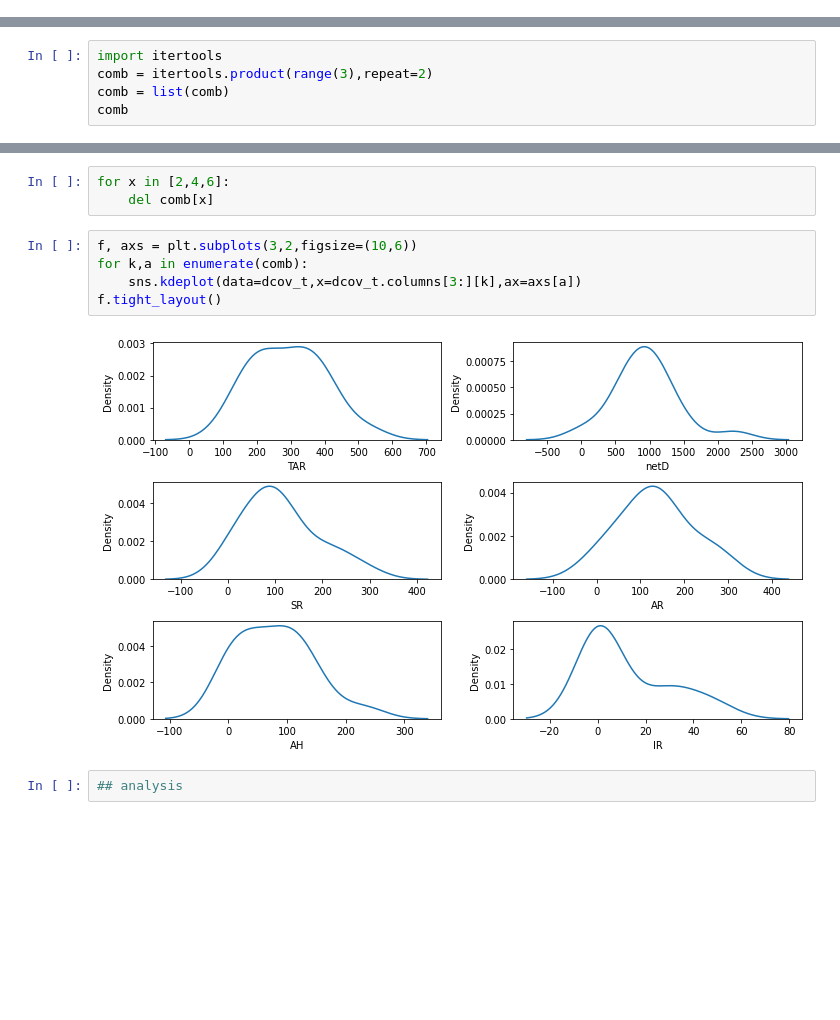
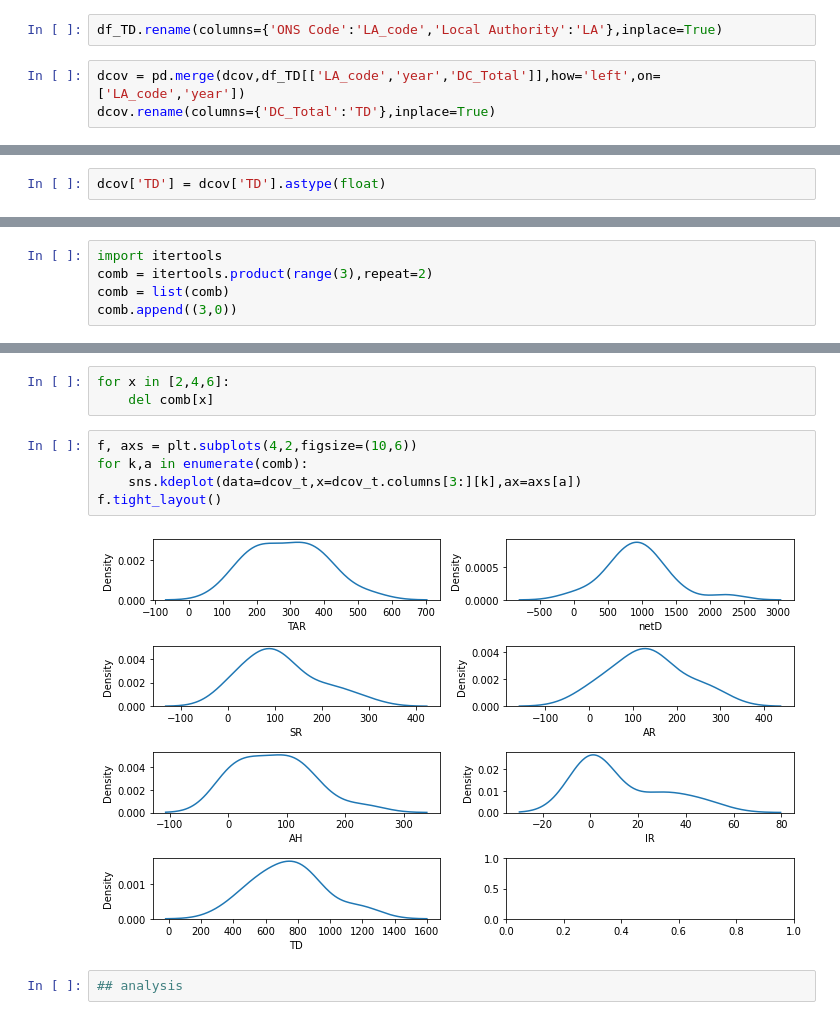
Before and after one commit to potato-bit/RA, a Jupyter notebook: cleaned datasets/analysis_h6.ipynb, the cells around one changed output, grey strips where cells are left out. Saved outputs shown, nothing was run; the diff lists cells and outputs as text; blank space fills up the shorter version.

```diff
--- a/cleaned datasets/analysis_h6.ipynb
+++ b/cleaned datasets/analysis_h6.ipynb
@@ -93,6 +88,11 @@ dcov.rename(columns={'DC':'AH'},inplace=True)
 # %%
 dcov = pd.merge(dcov,df_IR[['LA_code','year','DC']],how='left',on=['LA_code','year'])
 dcov.rename(columns={'DC':'IR'},inplace=True)
+# %%
+df_TD.rename(columns={'ONS Code':'LA_code','Local Authority':'LA'},inplace=True)
+# %%
+dcov = pd.merge(dcov,df_TD[['LA_code','year','DC_Total']],how='left',on=['LA_code','year'])
+dcov.rename(columns={'DC_Total':'TD'},inplace=True)
 # %%
 dcov
 # %% [output]
@@ -129,6 +129,8 @@ dcov_hl.head()
 #### Summary Statistics
 # %% [markdown]
 First, for Coventry alone:
+# %%
+dcov['TD'] = dcov['TD'].astype(float)
 # %%
 dcov[[x for x in dcov.columns[3:]]].describe()
 # %% [output]
@@ -172,4 +174,4 @@ Visualising density plots
 import itertools
 comb = itertools.product(range(3),repeat=2)
 comb = list(comb)
-comb
+comb.append((3,0))
@@ -189,12 +193,12 @@ for x,y in enumerate(comb):
 for x in [2,4,6]:
     del comb[x]
 # %%
-f, axs = plt.subplots(3,2,figsize=(10,6))
+f, axs = plt.subplots(4,2,figsize=(10,6))
 for k,a in enumerate(comb):
     sns.kdeplot(data=dcov_t,x=dcov_t.columns[3:][k],ax=axs[a])
 f.tight_layout()
 # %% [output]
-[figure, old version]
+[figure, new version]
 # %%
 ## analysis
 # %% [markdown]
```
Also changed, not shown: parts of 25 cells of this notebook.
